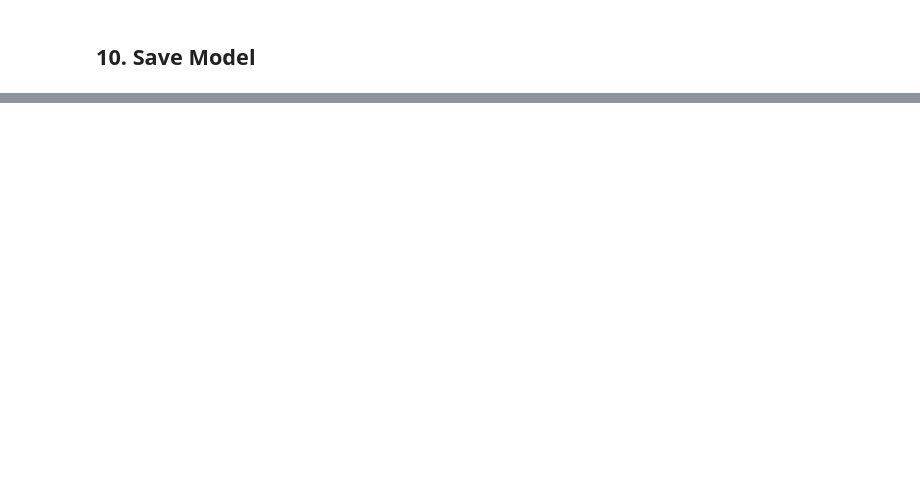
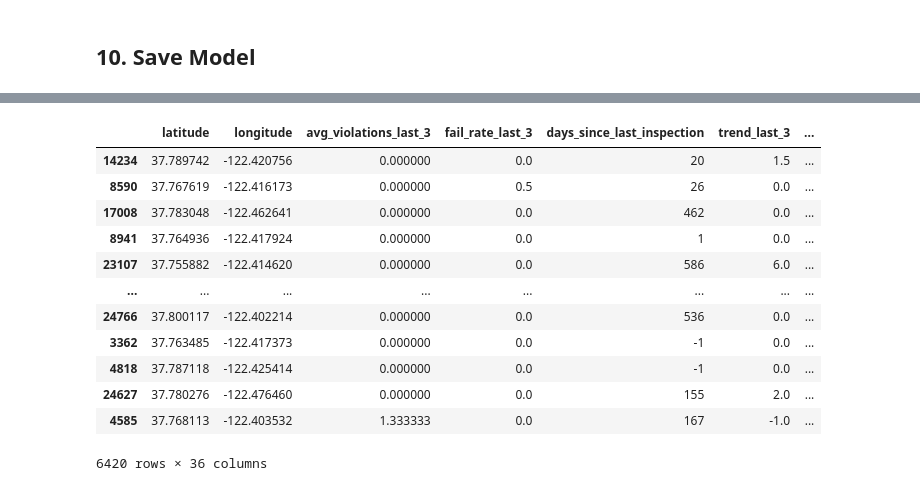
Before and after one commit to LkNeha/HealthScore-Predictor, a Jupyter notebook: notebooks/Model/XGBoost_Training.ipynb, the cells around one changed output, grey strips where cells are left out. Cells and saved outputs as stored; diff of their text form; code cells hidden in the pictures; blank space fills up the shorter version.

```diff
--- a/notebooks/Model/XGBoost_Training.ipynb
+++ b/notebooks/Model/XGBoost_Training.ipynb
@@ -53,7 +53,7 @@ print("LOADING ORIGINAL DATA")
 print("="*70)
 
 # Load ORIGINAL HealthInspections.csv (not SMOTE version)
-df = pd.read_csv('/Users/deepaktalwar/PyCharmMiscProject/HealthInspectionsEncoded.csv')
+df = pd.read_csv('../../data/clean/encoded/HealthInspectionsEncoded.csv')
 
 print(f"\nOriginal data: {df.shape}")
 print(f"\nTarget distribution:")
@@ -378,12 +444,14 @@ model_package = {
         'recall': val_recall,
         'f1_score': val_f1
     },
+    "X_val": X_val,
+    "y_val": y_val,
     'training_date': datetime.now().strftime('%Y-%m-%d %H:%M:%S'),
     'notes': 'Trained on original imbalanced data with scale_pos_weight, no SMOTE'
 }
 
 # Save
-model_path = '/Users/deepaktalwar/PyCharmMiscProject/outputs2/xgboost_tuned_scaleweight.pkl'
+model_path = '../model/xgboost_tuned_scaleweight.pkl'
 joblib.dump(model_package, model_path)
 
 print(f"\n✓ Model saved: {model_path}")
@@ -397,0 +481,16 @@ print(f"  • scale_pos_weight: {scale_pos_weight:.4f}")
+# %%
+model_package['X_val']
+# %% [output]
+|  | latitude | longitude | avg_violations_last_3 | fail_rate_last_3 | days_since_last_inspection | trend_last_3 | ... |
+| 14234 | 37.789742 | -122.420756 | 0.000000 | 0.0 | 20 | 1.5 | ... |
+| 8590 | 37.767619 | -122.416173 | 0.000000 | 0.5 | 26 | 0.0 | ... |
+| 17008 | 37.783048 | -122.462641 | 0.000000 | 0.0 | 462 | 0.0 | ... |
+| 8941 | 37.764936 | -122.417924 | 0.000000 | 0.0 | 1 | 0.0 | ... |
+| 23107 | 37.755882 | -122.414620 | 0.000000 | 0.0 | 586 | 6.0 | ... |
+| ... | ... | ... | ... | ... | ... | ... | ... |
+| 24766 | 37.800117 | -122.402214 | 0.000000 | 0.0 | 536 | 0.0 | ... |
+| 3362 | 37.763485 | -122.417373 | 0.000000 | 0.0 | -1 | 0.0 | ... |
+| 4818 | 37.787118 | -122.425414 | 0.000000 | 0.0 | -1 | 0.0 | ... |
+| 24627 | 37.780276 | -122.476460 | 0.000000 | 0.0 | 155 | 2.0 | ... |
+| 4585 | 37.768113 | -122.403532 | 1.333333 | 0.0 | 167 | -1.0 | ... |
+6420 rows × 36 columns
```
Also changed, not shown: parts of 13 cells of this notebook, 8 other files.
